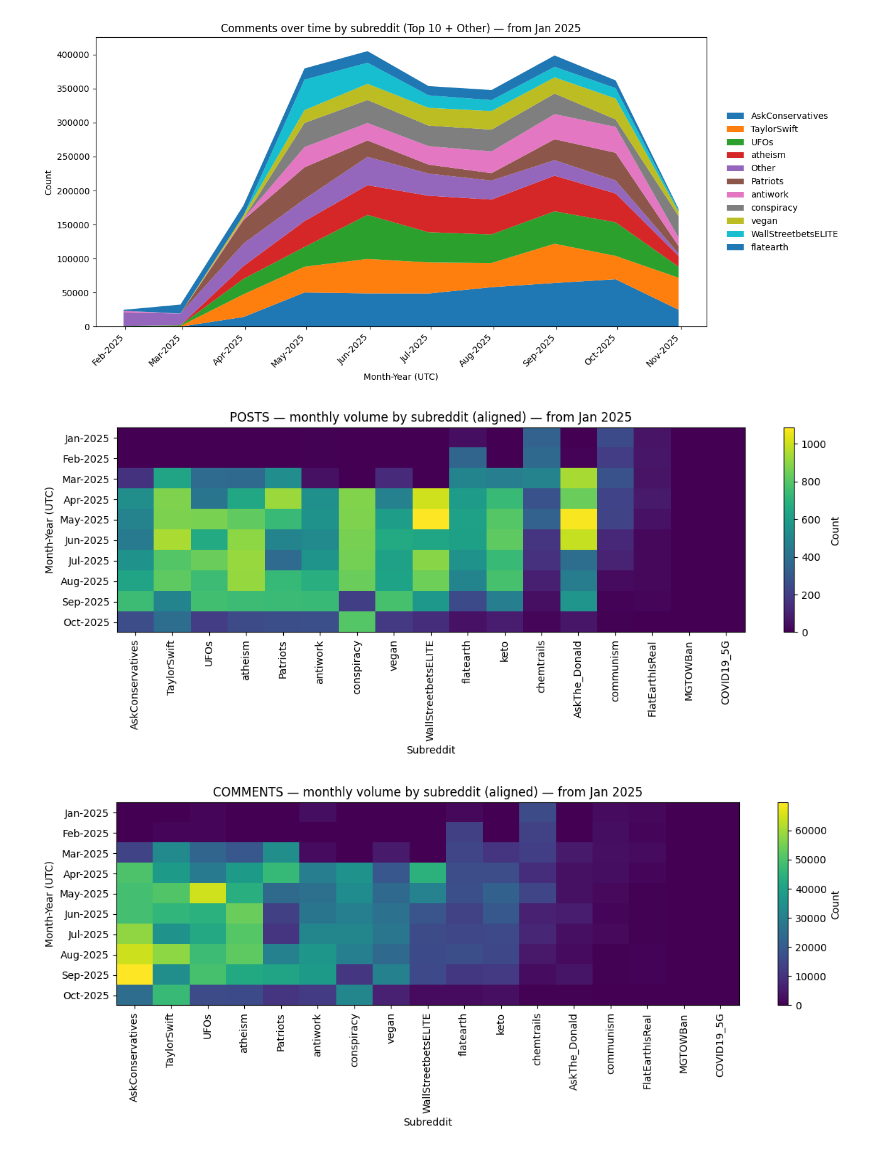
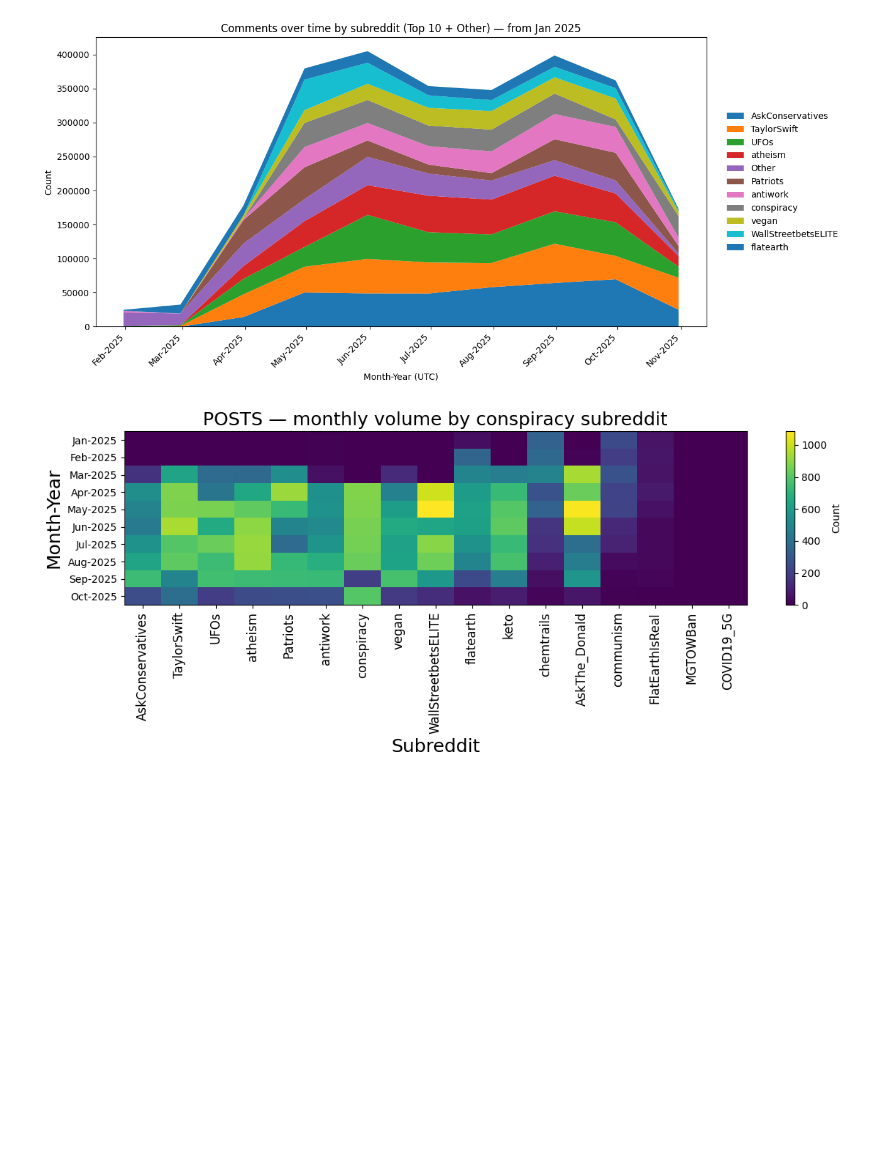
Before and after one commit to EdgeResearch/EC2Vec_experiments, a Jupyter notebook: NLDB2026_consp2vecD_dataset.ipynb, the cells around one changed output. Cells and saved outputs as stored; diff of their text form; code cells hidden in the pictures; blank space fills up the shorter version.

```diff
--- a/NLDB2026_consp2vecD_dataset.ipynb
+++ b/NLDB2026_consp2vecD_dataset.ipynb
@@ -447,43 +403,43 @@ def plot_heatmap(mat: pd.DataFrame, title: str, max_xticks: int = 30):
     fig, ax = plt.subplots(figsize=(fig_w, fig_h))
     im = ax.imshow(mat.values, aspect="auto")
 
-    ax.set_title(title)
-    ax.set_xlabel("Subreddit")
-    ax.set_ylabel("Month-Year (UTC)")
+    ax.set_title(title, size=18)
+    ax.set_xlabel("Subreddit", size=18)
+    ax.set_ylabel("Month-Year", size=18)
 
     y_labels = [idx.strftime("%b-%Y") for idx in mat.index.to_pydatetime()]
     ax.set_yticks(range(len(y_labels)))
     ax.set_yticklabels(y_labels)
 
     # tick X: tutti se pochi, altrimenti diradati
     if n_cols <= max_xticks:
         ax.set_xticks(range(n_cols))
-        ax.set_xticklabels(mat.columns, rotation=90)
+        ax.set_xticklabels(mat.columns, rotation=90, size=12)
     else:
         step = max(1, n_cols // max_xticks)
         xt = list(range(0, n_cols, step))
         ax.set_xticks(xt)
-        ax.set_xticklabels([mat.columns[i] for i in xt], rotation=90)
+        ax.set_xticklabels([mat.columns[i] for i in xt], rotation=90, size=12)
 
     cbar = fig.colorbar(im, ax=ax)
     cbar.set_label("Count")
 
     plt.tight_layout()
+    plt.savefig("conspiracy_heatmap.pdf", dpi=300)
     plt.show()
 
 # ===========================
 # RUN
 # ===========================
 posts_df, comments_df = split_posts_comments(conspiracy)
 
 posts_mat = make_month_subreddit_matrix(posts_df)
 comments_mat = make_month_subreddit_matrix(comments_df)
 
 # Allineamento: stesso ordine subreddit + mesi completi
 posts_mat, comments_mat = align_matrices(posts_mat, comments_mat, start_date=START_DATE)
 
-plot_heatmap(posts_mat, "POSTS — monthly volume by subreddit (aligned) — from Jan 2025")
-plot_heatmap(comments_mat, "COMMENTS — monthly volume by subreddit (aligned) — from Jan 2025")
+plot_heatmap(posts_mat, "POSTS — monthly volume by conspiracy subreddit")
+#plot_heatmap(comments_mat, "COMMENTS — monthly volume by subreddit (aligned) — from Jan 2025")
 # %% [output]
-[figure, old version]
+[figure, new version]
-[figure, removed]
```
Also changed, not shown: parts of 23 cells of this notebook, 15 other files.
